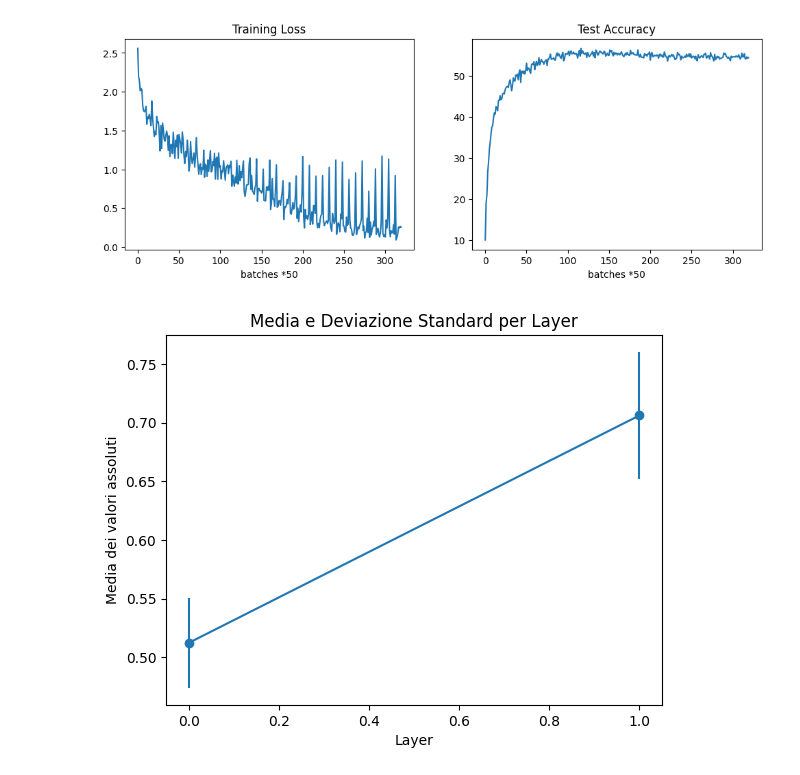
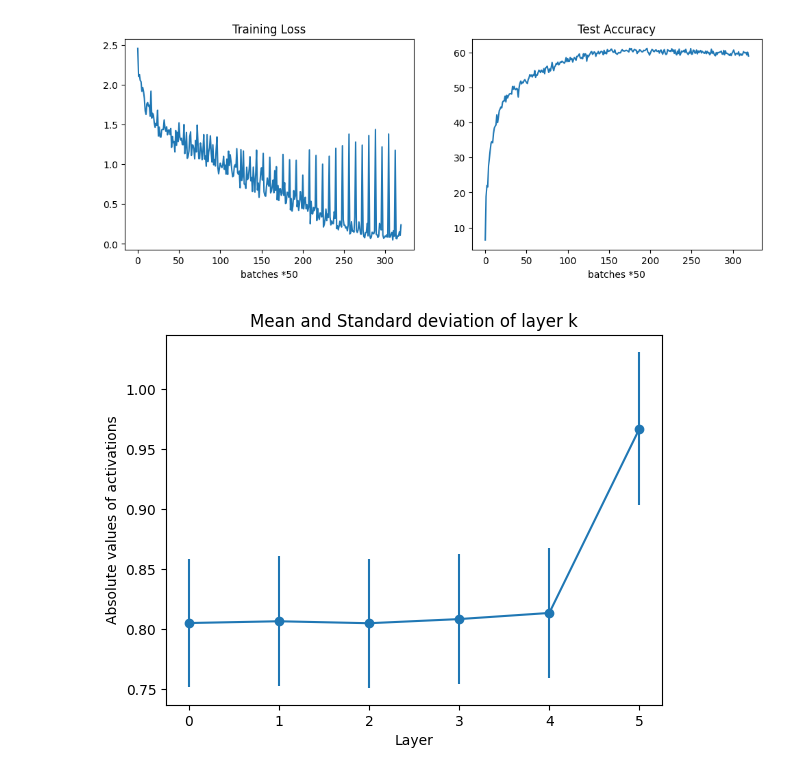
Before and after one commit to AntonioDiCecco/GloNet, a Jupyter notebook: Code/PyTorch/GloNet+ViT.ipynb, the cells around one changed output. Saved outputs shown, nothing was run; the diff lists cells and outputs as text; code cells hidden in the pictures.

```diff
--- a/Code/PyTorch/GloNet+ViT.ipynb
+++ b/Code/PyTorch/GloNet+ViT.ipynb
@@ -1,5 +1,5 @@
 # %%
-# Codice 1 GLONET + VIT
+# Code GLONET + VIT
 #!pip install matplotlib
 from IPython.display import clear_output
 
@@ -122,9 +122,9 @@ train_loader = DataLoader(train_dataset_gpu, batch_size=128, shuffle=True)
 test_loader = DataLoader(test_dataset_gpu, batch_size=128)
 
 # Inizializzazione
-model = VisionTransformer(num_layers=1, num_glonet=2).cuda()
+model = VisionTransformer(num_layers=1, num_glonet=6).cuda()
 criterion = nn.CrossEntropyLoss()
-optimizer = optim.Adam(model.parameters())
+optimizer = optim.Adam(model.parameters(), lr=0.0001)
 
 train_losses = []
 train_accuracies = []
@@ -170,34 +170,34 @@ for epoch in tqdm(range(epochs)):
             test_accuracies.append(test_accuracy)
 
 
             clear_output(wait=True)
 
     plt.figure(figsize=(12, 4))
     plt.subplot(1, 2, 1)
     plt.title("Training Loss")
     plt.plot(train_losses)
     plt.xlabel('batches *50')
 
     plt.subplot(1, 2, 2)
     plt.title("Test Accuracy")
     plt.plot(test_accuracies)
     plt.xlabel('batches *50')
 
     plt.show()
 
     model.train()
 
     activations = model.forward_activations(x)
 
     # compute statistics
     means, stds = compute_statistics(activations)
 
     layers = range(len(means))
     plt.errorbar(layers, means, yerr=stds, fmt='-o')
     plt.xlabel('Layer')
-    plt.ylabel('Media dei valori assoluti')
-    plt.title('Media e Deviazione Standard per Layer')
+    plt.ylabel('Absolute values of activations')
+    plt.title('Mean and Standard deviation of layer k')
     plt.show()
 # %% [output]
-[figure, old version]
+[figure, new version]
-[figure, old version]
+[figure, new version]
```
